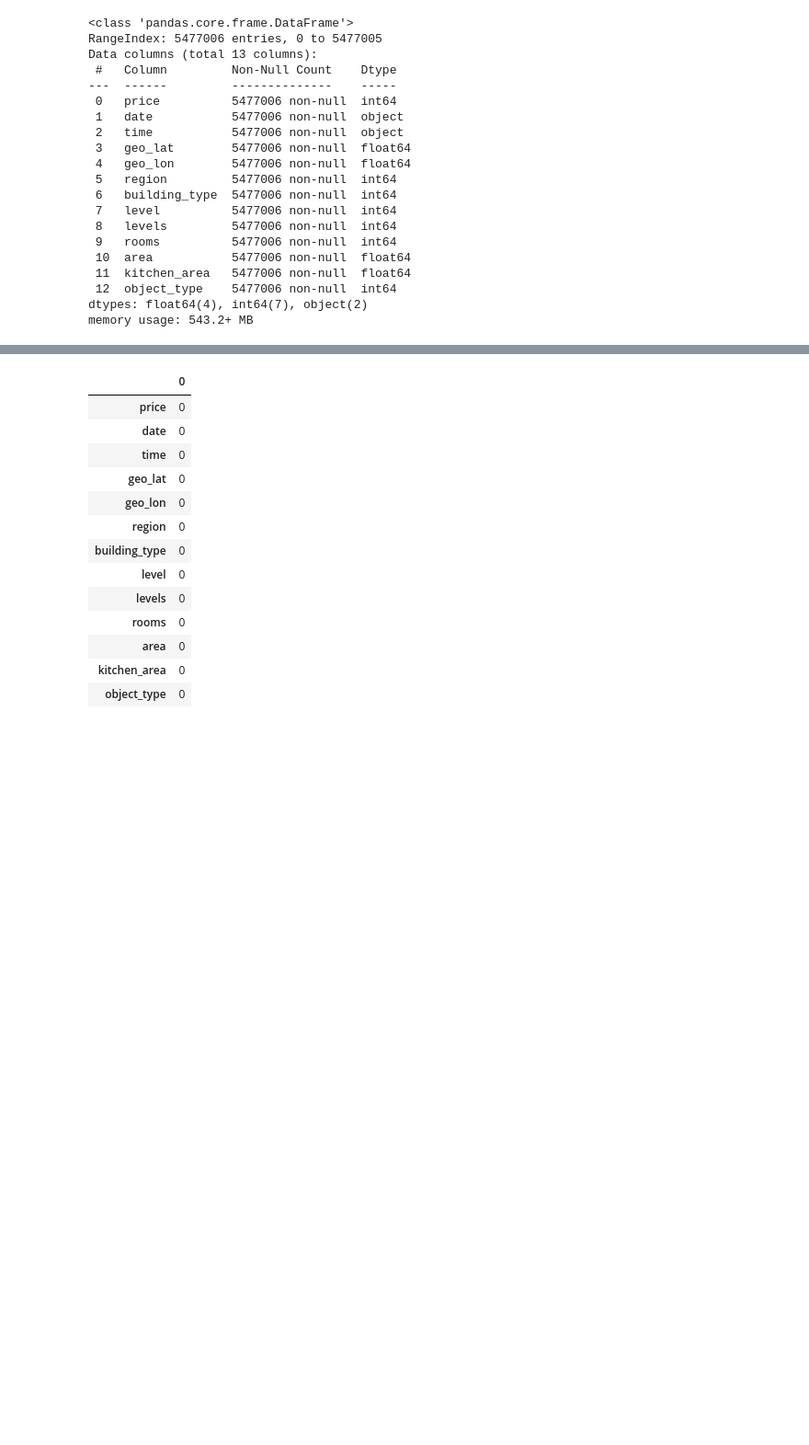
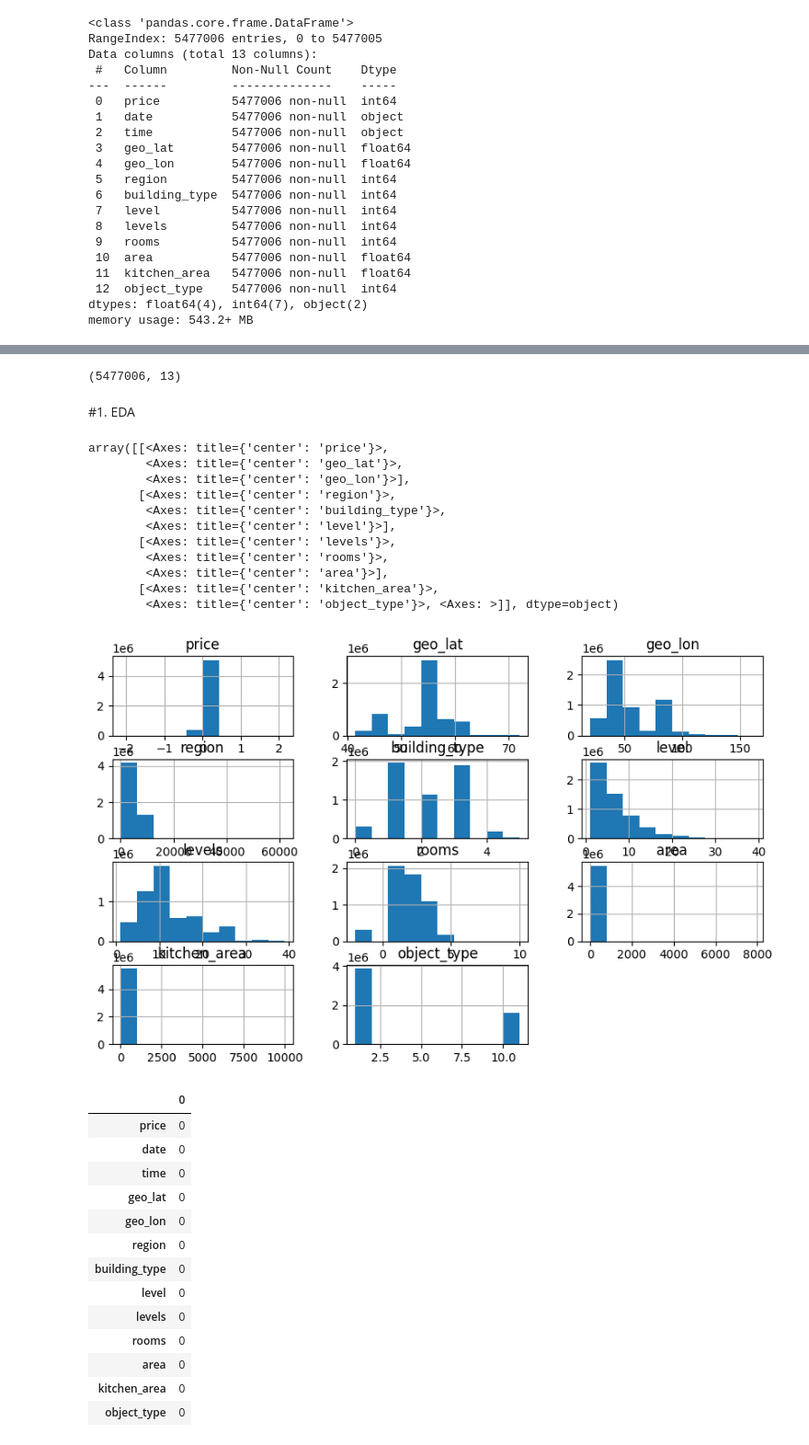
Before and after one commit to Evans-Sense/pet, a Jupyter notebook: HousePrices.ipynb, the cells around one changed output, grey strips where cells are left out. Shown at 92% size. Cells and saved outputs as stored; diff of their text form; code cells hidden in the pictures; blank space fills up the shorter version.

```diff
--- a/HousePrices.ipynb
+++ b/HousePrices.ipynb
@@ -71,3 +65,9 @@ db.describe()
 | 50% | 2990000.000 | 55.171 | 43.068 | 2922.000 | 2.000 | 5.000 | 10.000 | 2.000 | 48.020 | 9.700 | ... |
 | 75% | 4802000.000 | 56.226 | 65.649 | 6171.000 | 3.000 | 9.000 | 16.000 | 2.000 | 63.130 | 12.700 | ... |
 | max | 2147483647.000 | 71.980 | 162.536 | 61888.000 | 5.000 | 39.000 | 39.000 | 10.000 | 7856.000 | 9999.000 | ... |
+# %%
+db.shape
+# %% [output]
+(5477006, 13)
+# %% [markdown]
+#1. EDA
@@ -74,3 +77,18 @@ db.describe()
+# %%
+db.hist(figsize=(10, 6))
+# %% [output]
+array([[<Axes: title={'center': 'price'}>,
+        <Axes: title={'center': 'geo_lat'}>,
+        <Axes: title={'center': 'geo_lon'}>],
+       [<Axes: title={'center': 'region'}>,
+        <Axes: title={'center': 'building_type'}>,
+        <Axes: title={'center': 'level'}>],
+       [<Axes: title={'center': 'levels'}>,
+        <Axes: title={'center': 'rooms'}>,
+        <Axes: title={'center': 'area'}>],
+       [<Axes: title={'center': 'kitchen_area'}>,
+        <Axes: title={'center': 'object_type'}>, <Axes: >]], dtype=object)
+[figure, added]
 # %%
 db.isna().sum()
 # %% [output]
```
Also changed, not shown: parts of 13 cells of this notebook.
